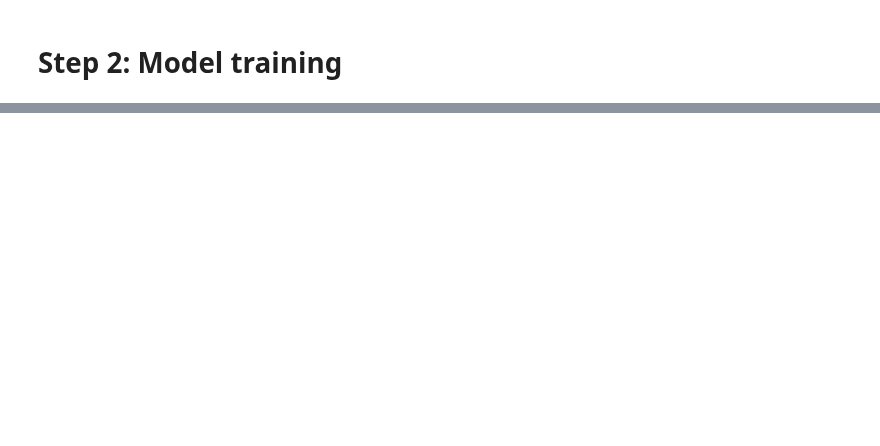
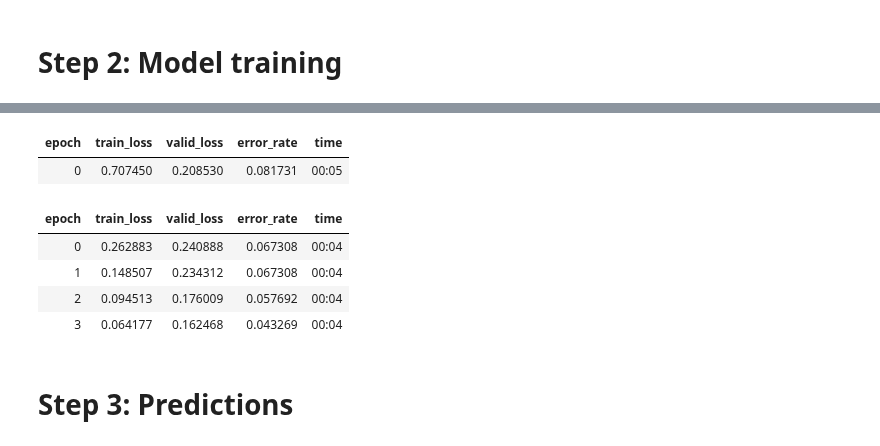
Before and after one commit to alejandrodgb/fastai-course22, a Jupyter notebook: 00-OWN-is-it-a-bird-creating-a-model-from-your-own-data.ipynb, the cells around one changed output, grey strips where cells are left out. Cells and saved outputs as stored; diff of their text form; code cells hidden in the pictures; blank space fills up the shorter version.

```diff
--- a/00-OWN-is-it-a-bird-creating-a-model-from-your-own-data.ipynb
+++ b/00-OWN-is-it-a-bird-creating-a-model-from-your-own-data.ipynb
@@ -79,0 +89,15 @@ dls = DataBlock()
+# %%
+# Finetune resnet18
+
+learn = vision_learner(dls, resnet18, metrics=error_rate)
+learn.fine_tune(4)
+# %% [output]
+| epoch | train_loss | valid_loss | error_rate | time |
+| 0 | 0.707450 | 0.208530 | 0.081731 | 00:05 |
+| epoch | train_loss | valid_loss | error_rate | time |
+| 0 | 0.262883 | 0.240888 | 0.067308 | 00:04 |
+| 1 | 0.148507 | 0.234312 | 0.067308 | 00:04 |
+| 2 | 0.094513 | 0.176009 | 0.057692 | 00:04 |
+| 3 | 0.064177 | 0.162468 | 0.043269 | 00:04 |
+# %% [markdown]
+# Step 3: Predictions
```
Also changed, not shown: parts of 10 cells of this notebook, 1 other file.
